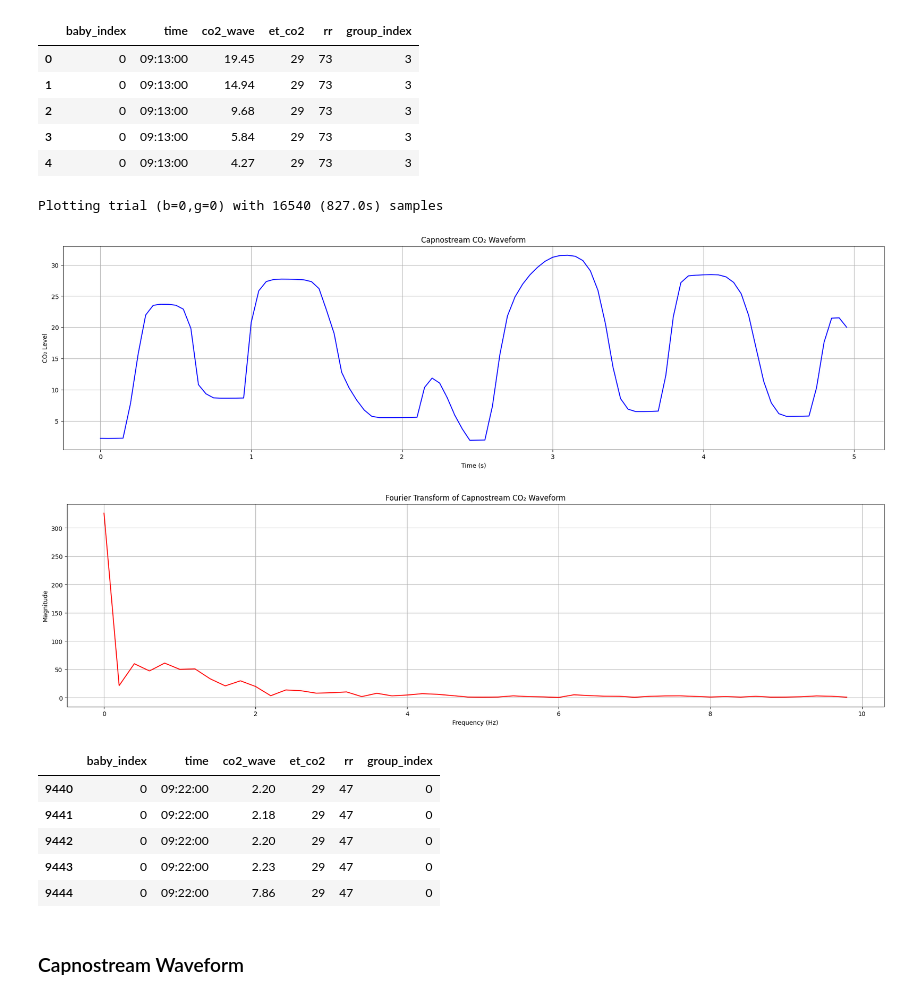
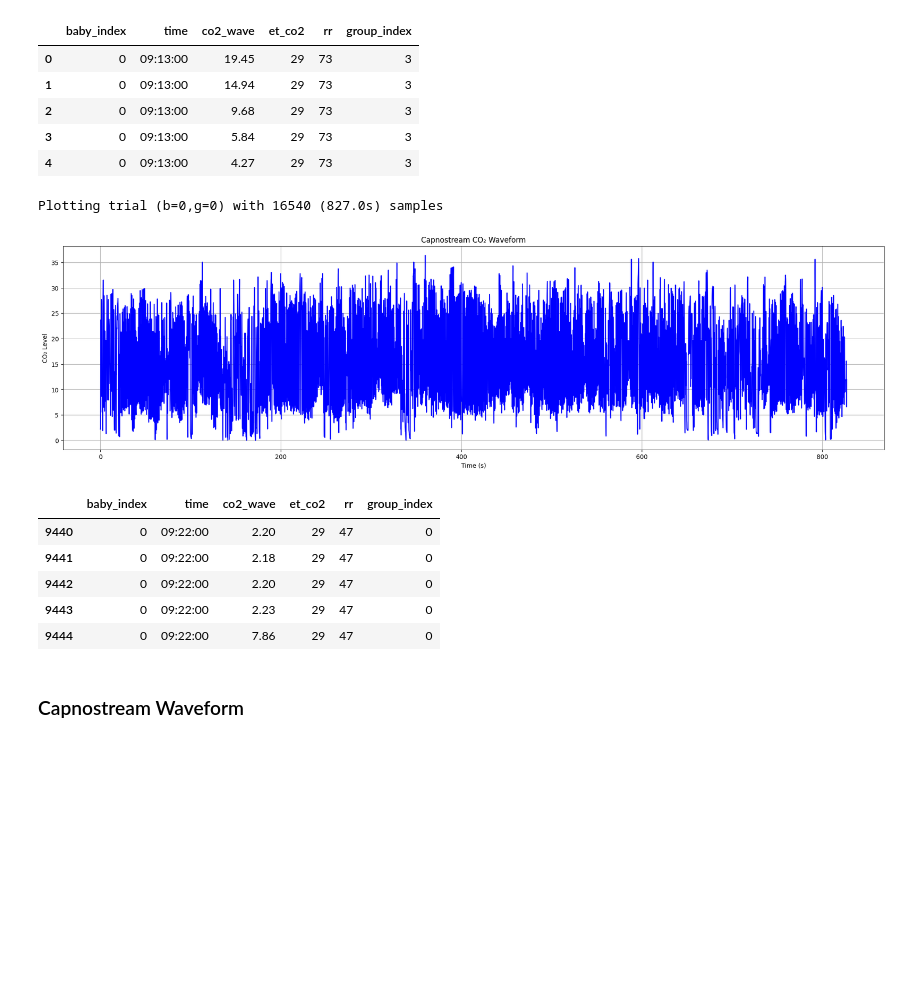
Before and after one commit to bsu-cbs-research/babi, a Jupyter notebook: data/exploration.ipynb, the cells around one changed output. Saved outputs shown, nothing was run; the diff lists cells and outputs as text; code cells hidden in the pictures; blank space fills up the shorter version.

Commit message:
abnormal data metrics

```diff
--- a/data/exploration.ipynb
+++ b/data/exploration.ipynb
@@ -68,16 +85,14 @@ capnostream_df.head()
 # %%
 baby_index = 0
 group_index = 0
 capnostream_trial = capnostream_df[(capnostream_df["baby_index"] == baby_index) & (capnostream_df["group_index"] == group_index)]
 print(f"Plotting trial (b={baby_index},g={group_index}) with {len(capnostream_trial)} ({len(capnostream_trial) / constants.capnostream_sampling_rate}s) samples")
 
-plotting.plot_capnostream_waveform(data=capnostream_trial["co2_wave"][:100])
-plotting.plot_capnostream_fourier_transform(data=capnostream_trial["co2_wave"][:100])
+plotting.plot_capnostream_waveform(data=capnostream_trial["co2_wave"])
 capnostream_trial.head()
 # %% [output]
 Plotting trial (b=0,g=0) with 16540 (827.0s) samples
-[figure, old version]
+[figure, new version]
-[figure, removed]
 |  | baby_index | time | co2_wave | et_co2 | rr | group_index |
 | 9440 | 0 | 09:22:00 | 2.20 | 29 | 47 | 0 |
 | 9441 | 0 | 09:22:00 | 2.18 | 29 | 47 | 0 |
```
Also changed, not shown: parts of 9 cells of this notebook, 17 other files.
